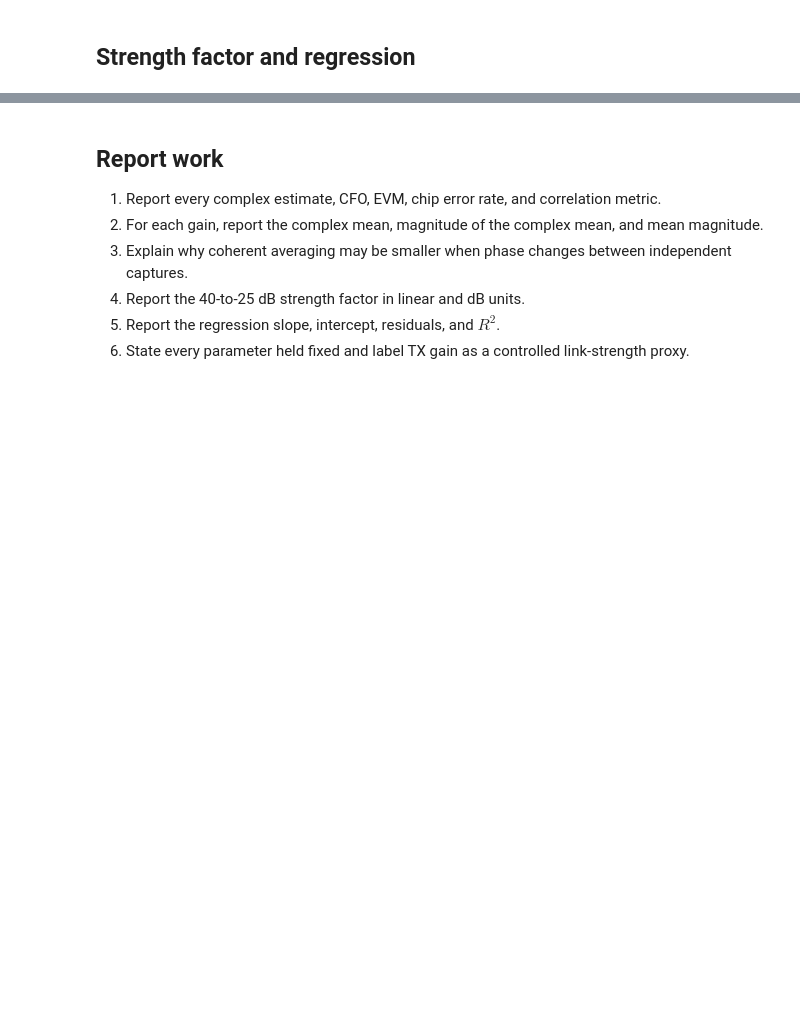
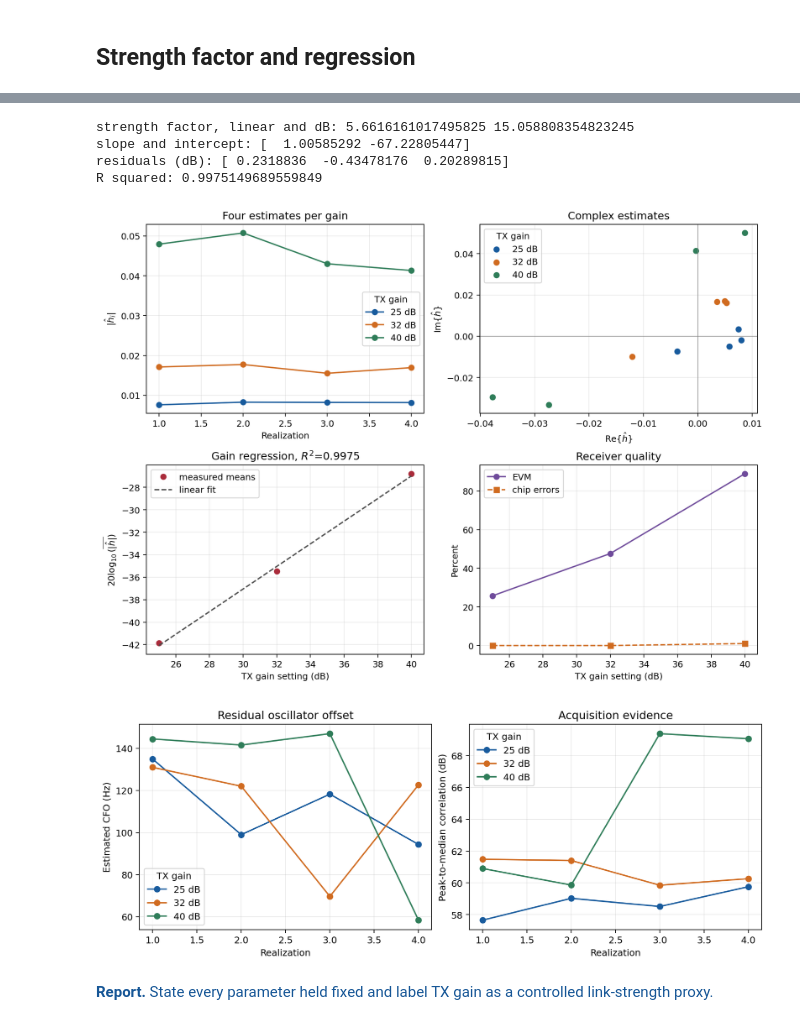
Before and after one commit to 48774861/Embedded-Wireless-Design-Labs, a Jupyter notebook: Lab4/Lab4_Task4_Channel_Experiments_Student.ipynb, the cells around one changed output, grey strips where cells are left out. Drawn from its saved outputs; the diff is of its cells as text; code cells hidden in the pictures; blank space fills up the shorter version.

Commit message:
Lab 4 Task 4 Implementation & Report

```diff
--- a/Lab4/Lab4_Task4_Channel_Experiments_Student.ipynb
+++ b/Lab4/Lab4_Task4_Channel_Experiments_Student.ipynb
@@ -65,28 +199,31 @@ print("mean magnitude:", mean_magnitude)
 # %%
 mean_magnitudes = np.asarray([summary["mean_magnitude"] for summary in result["summaries"]])
 mean_magnitudes_db = 20*np.log10(mean_magnitudes)
 
-# To do: compare the high and low conditions and fit all three points.
-strength_factor = ...
-strength_factor_db = ...
-regression_coefficient = ...
-regression_prediction_db = ...
-regression_residuals_db = ...
+# Compare the high and low conditions and fit all three points.
+strength_factor = mean_magnitudes[-1] / mean_magnitudes[0]
+strength_factor_db = 20 * np.log10(strength_factor)
+
+x = np.asarray([summary["tx_gain_db"] for summary in result["summaries"]])
+regression_coefficient = np.polyfit(x, mean_magnitudes_db, 1)
+regression_prediction_db = np.polyval(regression_coefficient, x)
+regression_residuals_db = mean_magnitudes_db - regression_prediction_db
 
 assert np.allclose(regression_coefficient, result["regression_coefficient"])
+
 print("strength factor, linear and dB:", strength_factor, strength_factor_db)
 print("slope and intercept:", regression_coefficient)
 print("residuals (dB):", regression_residuals_db)
 print("R squared:", result["regression_r_squared"])
 
 for path in plot_gain_sweep(result, FIGURE_DIR):
     display(Image(filename=path))
+# %% [output]
+strength factor, linear and dB: 5.6616161017495825 15.058808354823245
+slope and intercept: [  1.00585292 -67.22805447]
+residuals (dB): [ 0.2318836  -0.43478176  0.20289815]
+R squared: 0.9975149689559849
+[figure, added]
+[figure, added]
-# %% [markdown]
-## Report work
-
-1. Report every complex estimate, CFO, EVM, chip error rate, and correlation metric.
-2. For each gain, report the complex mean, magnitude of the complex mean, and mean magnitude.
-3. Explain why coherent averaging may be smaller when phase changes between independent captures.
-4. Report the 40-to-25 dB strength factor in linear and dB units.
-5. Report the regression slope, intercept, residuals, and $R^2$.
-6. State every parameter held fixed and label TX gain as a controlled link-strength proxy.
+# %% [markdown]
+<span style="color:#165696"><b>Report.</b> State every parameter held fixed and label TX gain as a controlled link-strength proxy. </span>
```
Also changed, not shown: parts of 15 cells of this notebook, 31 other files.
